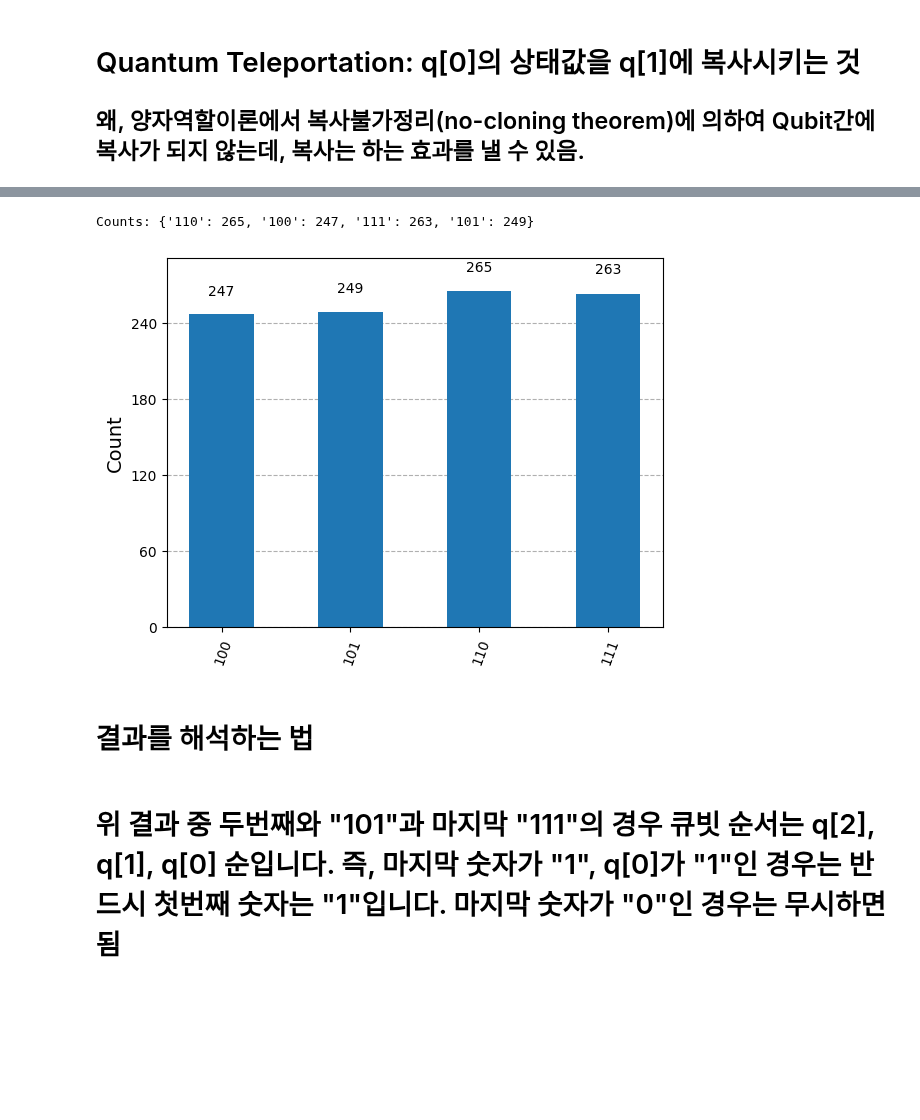
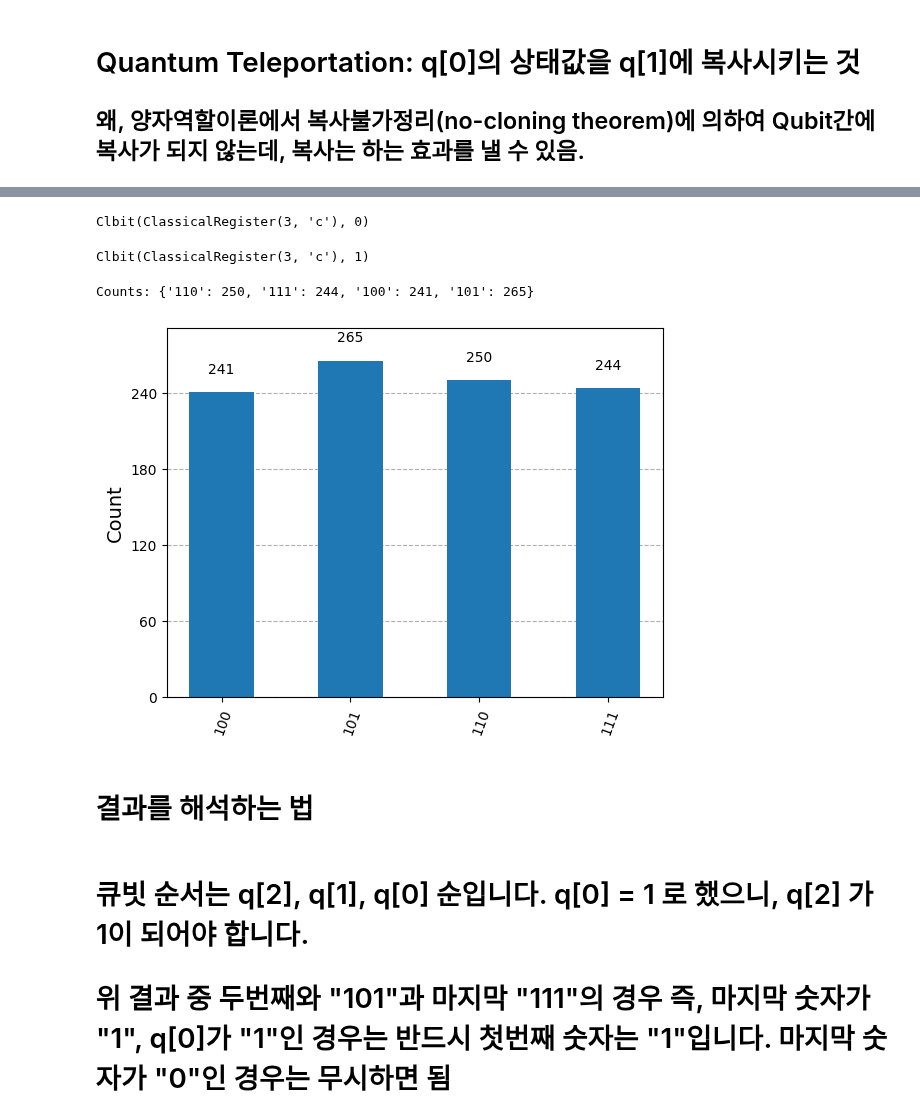
Before and after one commit to mkbahk/QuantumComputing, a Jupyter notebook: QuantumToyAlgorithm_QuantumTeleportation_01_DeepSeek_mkbahk_20250318.ipynb, the cells around one changed output, grey strips where cells are left out. Drawn from its saved outputs; the diff is of its cells as text; code cells hidden in the pictures; blank space fills up the shorter version.

```diff
--- a/QuantumToyAlgorithm_QuantumTeleportation_01_DeepSeek_mkbahk_20250318.ipynb
+++ b/QuantumToyAlgorithm_QuantumTeleportation_01_DeepSeek_mkbahk_20250318.ipynb
@@ -86,0 +62,32 @@ qc.measure(2, 2)
+# %%
+qreg_q = QuantumRegister(3, 'q')
+creg_c = ClassicalRegister(3, 'c')
+circuit = QuantumCircuit(qreg_q, creg_c)
+
+circuit.reset(qreg_q[0])
+circuit.reset(qreg_q[2])
+circuit.reset(qreg_q[1])
+
+circuit.x(qreg_q[0])
+circuit.barrier(qreg_q[0], qreg_q[1], qreg_q[2])
+
+circuit.h(qreg_q[1])
+circuit.cx(qreg_q[1], qreg_q[2])
+circuit.barrier(qreg_q[0], qreg_q[1], qreg_q[2])
+
+
+circuit.cx(qreg_q[0], qreg_q[1])
+circuit.h(qreg_q[0])
+circuit.barrier(qreg_q[0], qreg_q[1], qreg_q[2])
+
+
+
+circuit.measure(qreg_q[0], creg_c[0])
+circuit.measure(qreg_q[1], creg_c[1])
+circuit.barrier(qreg_q[0], qreg_q[1], qreg_q[2])
+
+circuit.x(qreg_q[2]).c_if(creg_c[1], 1)
+circuit.z(qreg_q[2]).c_if(creg_c[0], 1)
+circuit.barrier(qreg_q[0], qreg_q[1], qreg_q[2])
+
+circuit.measure(qreg_q[2], creg_c[2])
@@ -87,16 +100,25 @@ qc.measure(2, 2)
 # %%
 # 시뮬레이터로 실행
 simulator = Aer.get_backend('qasm_simulator')
-result = simulator.run(qc, shots=1024).result()
+result = simulator.run(circuit, shots=1000).result()
+# %%
+creg_c[0]
+# %% [output]
+Clbit(ClassicalRegister(3, 'c'), 0)
+# %%
+creg_c[1]
+# %% [output]
+Clbit(ClassicalRegister(3, 'c'), 1)
 # %%
 # 결과 출력
-counts = result.get_counts(qc)
+counts = result.get_counts()
 print("Counts:", counts)
 plot_histogram(counts)
 # %% [output]
-Counts: {'110': 265, '100': 247, '111': 263, '101': 249}
+Counts: {'110': 250, '111': 244, '100': 241, '101': 265}
-[figure, old version]
+[figure, new version]
 # %% [markdown]
 # 결과를 해석하는 법
 # %% [markdown]
-# 위 결과 중 두번째와 "101"과 마지막 "111"의 경우 큐빗 순서는 q[2], q[1], q[0] 순입니다. 즉, 마지막 숫자가 "1", q[0]가 "1"인 경우는 반드시 첫번째 숫자는 "1"입니다. 마지막 숫자가 "0"인 경우는 무시하면 됨
+# 큐빗 순서는 q[2], q[1], q[0] 순입니다. q[0] = 1 로 했으니, q[2] 가 1이 되어야 합니다.
+# 위 결과 중 두번째와 "101"과 마지막 "111"의 경우  즉, 마지막 숫자가 "1", q[0]가 "1"인 경우는 반드시 첫번째 숫자는 "1"입니다. 마지막 숫자가 "0"인 경우는 무시하면 됨
```
Also changed, not shown: parts of 5 cells of this notebook.
